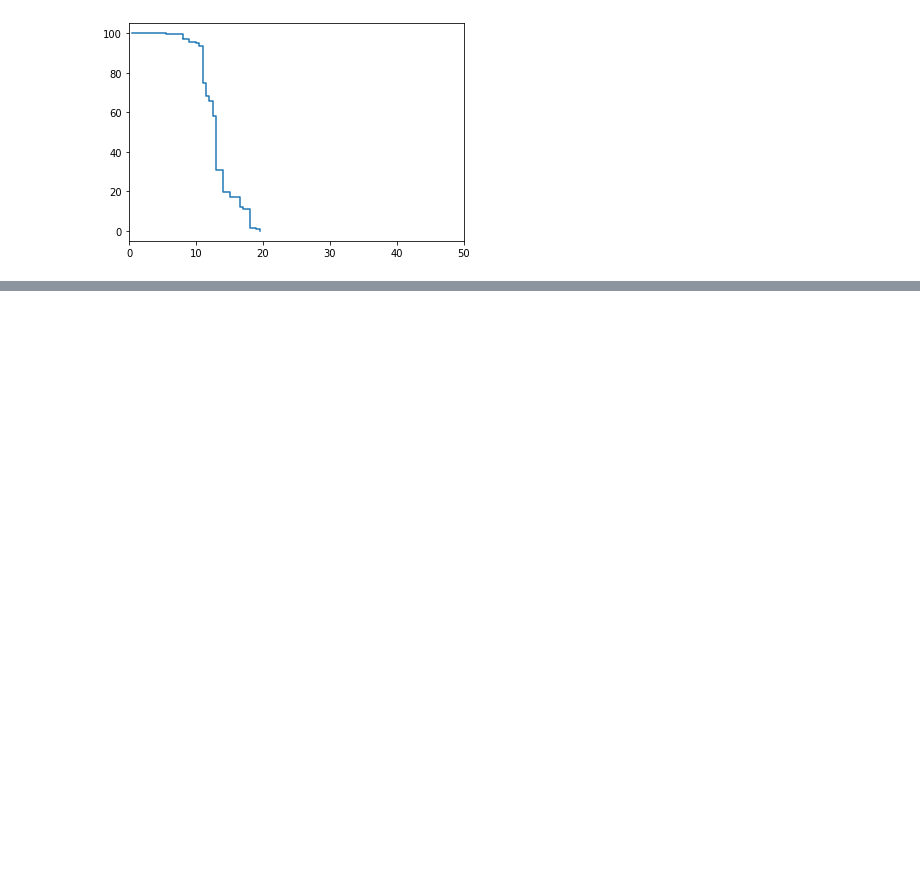
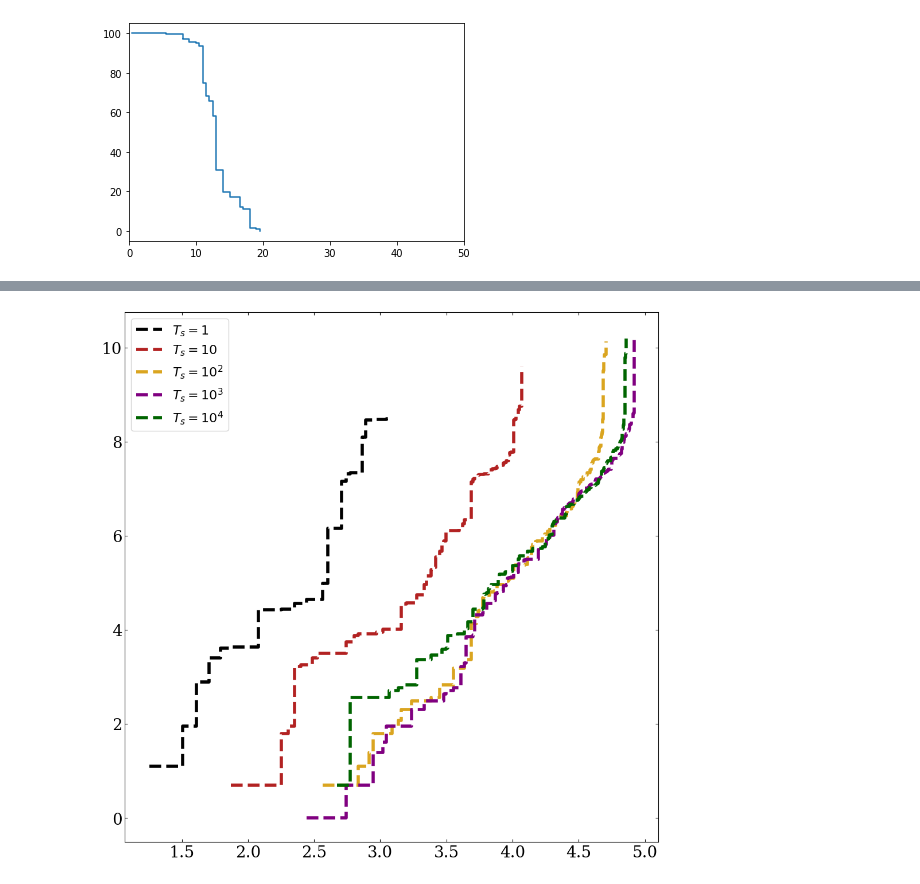
Before and after one commit to michaelsouza/dla-collagen, a Jupyter notebook: fiber_mechanical_graphs.ipynb, the cells around one changed output, grey strips where cells are left out. Cells and saved outputs as stored; diff of their text form; code cells hidden in the pictures; blank space fills up the shorter version.

```diff
--- a/fiber_mechanical_graphs.ipynb
+++ b/fiber_mechanical_graphs.ipynb
@@ -114,0 +115,31 @@ plt.show()
+# %%
+broken1 = pd.read_csv('/home/robert/Dropbox/data/broken_bonds_1.txt',delimiter='\t')
+broken2 = pd.read_csv('/home/robert/Dropbox//data/broken_bonds_10.txt',delimiter='\t')
+broken3 = pd.read_csv('/home/robert/Dropbox/data/broken_bonds_100.txt',delimiter='\t')
+broken4 = pd.read_csv('/home/robert/Dropbox/data/broken_bonds_1000.txt',delimiter='\t')
+broken5 = pd.read_csv('/home/robert/Dropbox/data/broken_bonds_10000.txt',delimiter='\t')
+
+x1, y1 = np.log(broken1['force']), np.log(broken1['broken'])
+x2, y2 = np.log(broken2['force']), np.log(broken2['broken'])
+x3, y3 = np.log(broken3['force']), np.log(broken3['broken'])
+x4, y4 = np.log(broken4['force']), np.log(broken4['broken'])
+x5, y5 = np.log(broken5['force']), np.log(broken5['broken'])
+# %%
+plt.figure(figsize=(12,12))
+
+plt.plot(x1,y1, color = 'black', linewidth = 4,linestyle='dashed',markersize=12, label = r'$T_{s} = 1$')
+plt.plot(x2,y2, color = 'firebrick', linewidth = 4,linestyle='dashed',markersize=12, label = r'$T_{s} = 10$')
+plt.plot(x3,y3, color = 'goldenrod', linewidth = 4,linestyle='dashed',markersize=12, label = r'$T_{s} = 10^{2}$')
+plt.plot(x4,y4, color = 'purple', linewidth = 4,linestyle='dashed',markersize=12, label = r'$T_{s} = 10^{3}$')
+plt.plot(x5,y5, color = 'darkgreen', linewidth = 4,linestyle='dashed',markersize=12, label = r'$T_{s} = 10^{4}$')
+plt.legend( loc = 'best',prop=fontlegend)
+#plt.xlim(0,400)
+#plt.xlabel('Force applied to skeleton, F',fontdict=fontlabel)
+#plt.ylabel("Number of broken bonds",fontdict=fontlabel)
+plt.xticks(size = 20, family = 'serif', weight = 'normal')
+plt.yticks(size = 20, family = 'serif', weight = 'normal')
+plt.tick_params(direction = 'in',bottom = True, top= True, left= True, right= True )
+
+plt.show()
+# %% [output]
+[figure, added]
```
Also changed, not shown: parts of 6 cells of this notebook, 1 other file.
